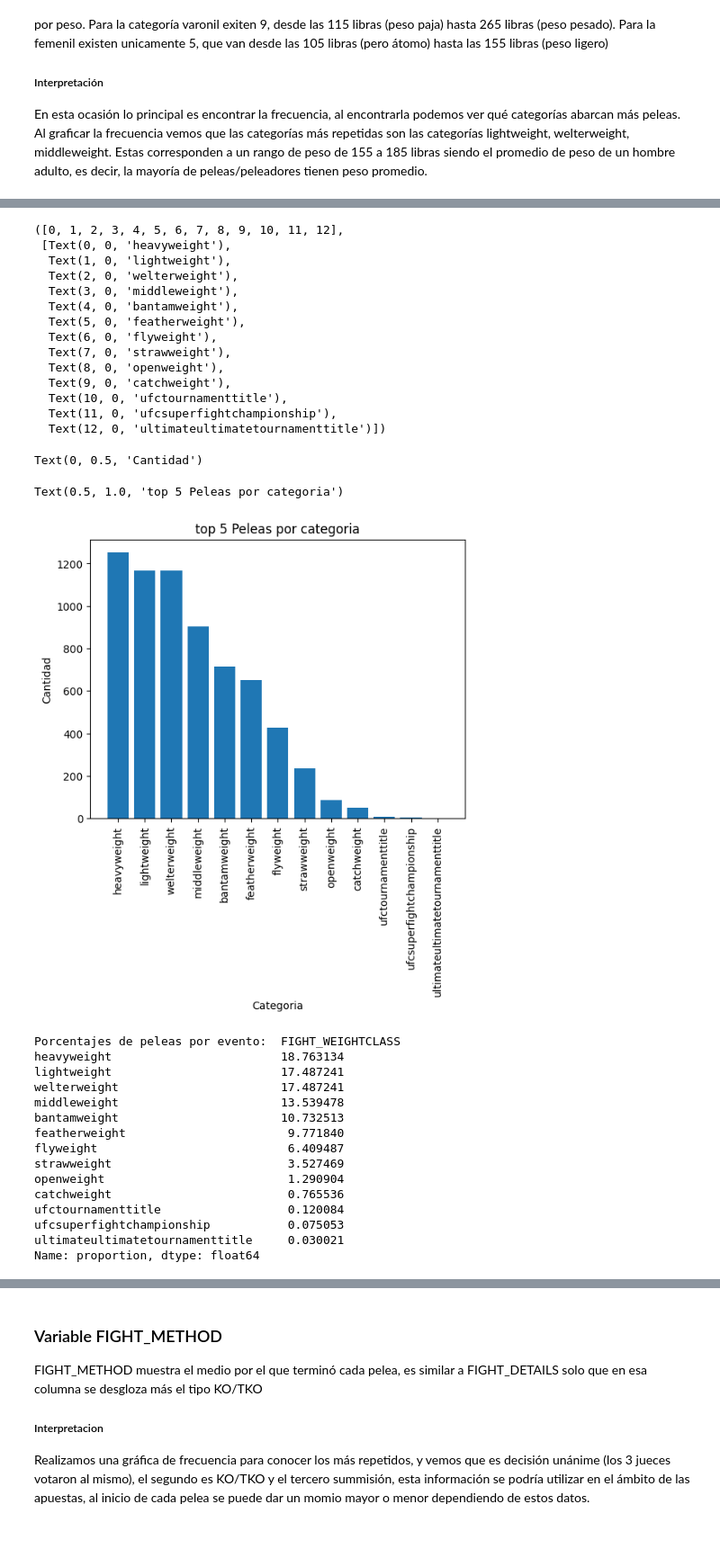
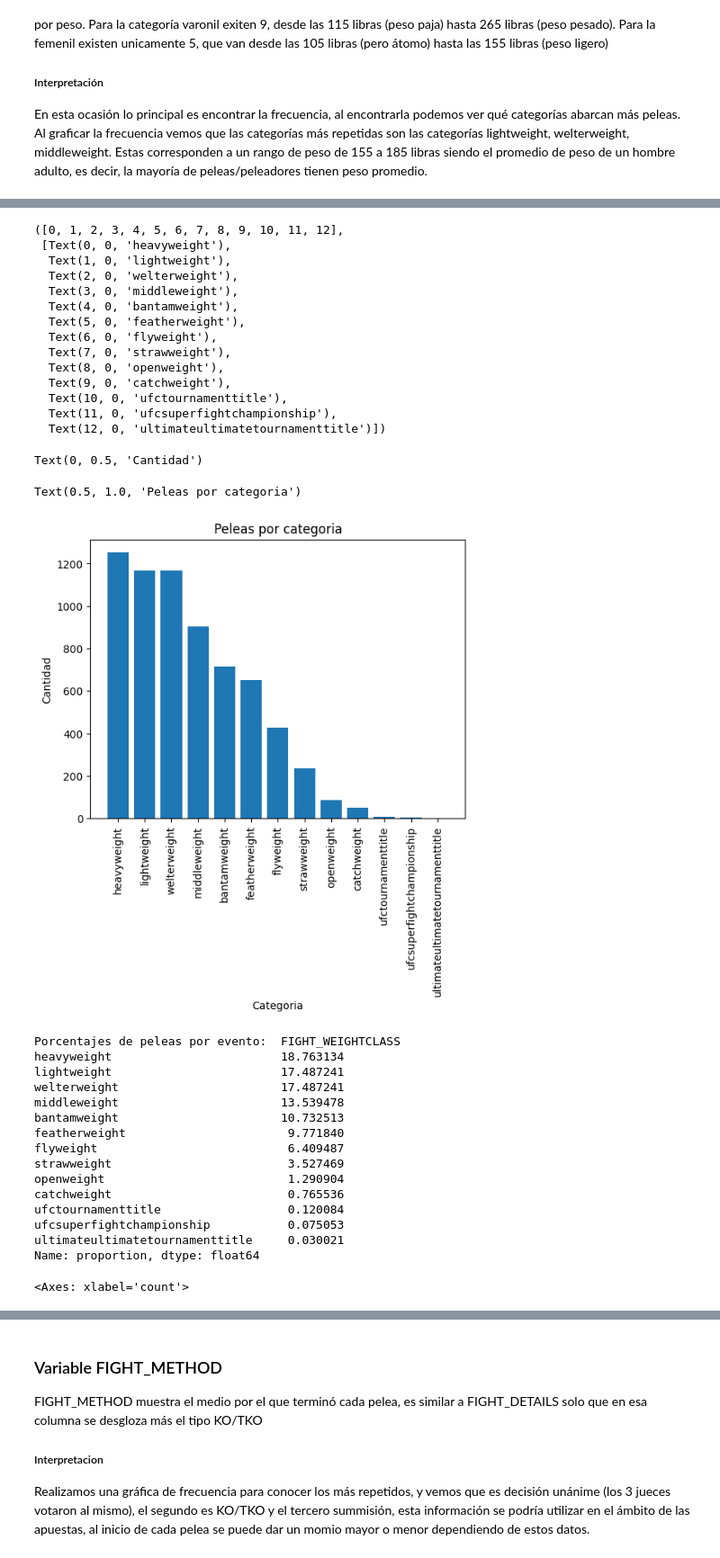
Before and after one commit to YaotecatlMtz/analisisUFC, a Jupyter notebook: primeraEntregaProyecto.ipynb, the cells around one changed output, grey strips where cells are left out. Shown at 90% size. Saved outputs shown, nothing was run; the diff lists cells and outputs as text; code cells hidden in the pictures.

```diff
--- a/primeraEntregaProyecto.ipynb
+++ b/primeraEntregaProyecto.ipynb
@@ -540,35 +550,37 @@ Text(0.5, 1.0, 'Categorias de peleas')
 # %%
 
 plt.bar(weightClass.index, weightClass.values)
 plt.xlabel('Categoria')
 plt.xticks(rotation=90)
 plt.ylabel('Cantidad')
 plt.title('Peleas por categoria')
 plt.show()
 
 # Porcentaje de peleas
 porcentajes = df['FIGHT_WEIGHTCLASS'].value_counts(normalize=True)
 print('Porcentajes de peleas por evento: ', porcentajes*100)
+
+sns.violinplot(x=weightClass)
 # %% [output]
 <BarContainer object of 13 artists>
 Text(0.5, 0, 'Categoria')
 ([0, 1, 2, 3, 4, 5, 6, 7, 8, 9, 10, 11, 12],
  [Text(0, 0, 'heavyweight'),
   Text(1, 0, 'lightweight'),
   Text(2, 0, 'welterweight'),
   Text(3, 0, 'middleweight'),
   Text(4, 0, 'bantamweight'),
   Text(5, 0, 'featherweight'),
   Text(6, 0, 'flyweight'),
   Text(7, 0, 'strawweight'),
   Text(8, 0, 'openweight'),
   Text(9, 0, 'catchweight'),
   Text(10, 0, 'ufctournamenttitle'),
   Text(11, 0, 'ufcsuperfightchampionship'),
   Text(12, 0, 'ultimateultimatetournamenttitle')])
 Text(0, 0.5, 'Cantidad')
-Text(0.5, 1.0, 'top 5 Peleas por categoria')
+Text(0.5, 1.0, 'Peleas por categoria')
-[figure, old version]
+[figure, new version]
 Porcentajes de peleas por evento:  FIGHT_WEIGHTCLASS
 heavyweight                        18.763134
 lightweight                        17.487241
@@ -584,3 +596,4 @@ ufctournamenttitle                  0.120084
 ufcsuperfightchampionship           0.075053
 ultimateultimatetournamenttitle     0.030021
 Name: proportion, dtype: float64
+<Axes: xlabel='count'>
```
Also changed, not shown: parts of 11 cells of this notebook.
